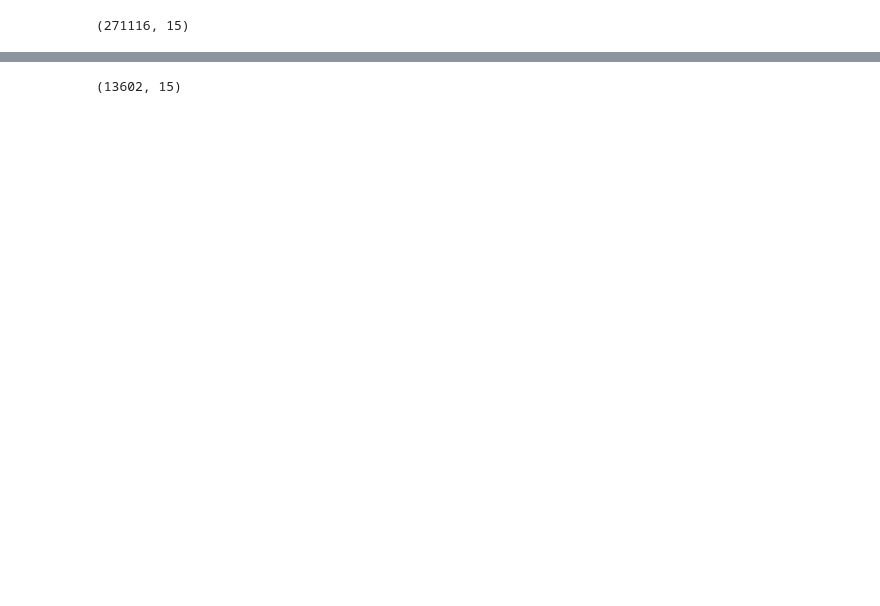
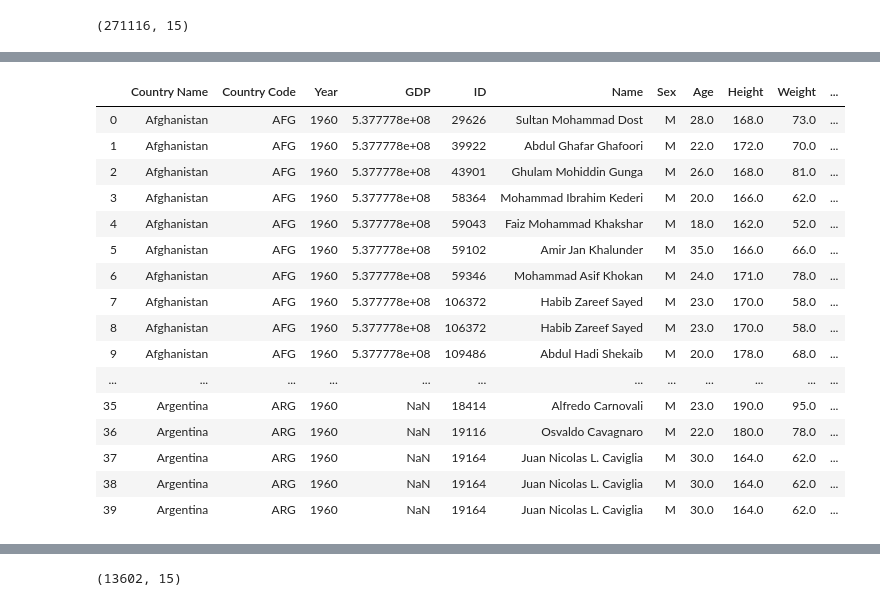
Before and after one commit to OMcPhillips/DataScienceInPracticeProject, a Jupyter notebook: GDP_athlete.ipynb, the cells around one changed output, grey strips where cells are left out. Saved outputs shown, nothing was run; the diff lists cells and outputs as text; code cells hidden in the pictures; blank space fills up the shorter version.

```diff
--- a/GDP_athlete.ipynb
+++ b/GDP_athlete.ipynb
@@ -44,0 +37,4 @@ KeyError: "['2008.0'] not in index"
+# %%
+GDP = pd.melt(GDP, id_vars = ['Country Name', 'Country Code'], var_name = 'Year', value_name = 'GDP')
+# %%
+GDP['Year'] = pd.to_numeric(GDP['Year'])
@@ -44,0 +55,22 @@ KeyError: "['2008.0'] not in index"
+# %%
+gdp = pd.merge(GDP, athletes, left_on = ['Country Code', 'Year'], right_on = ['NOC', 'Year'])
+# %%
+gdp.head(40)
+# %% [output]
+|  | Country Name | Country Code | Year | GDP | ID | Name | Sex | Age | Height | Weight | ... |
+| 0 | Afghanistan | AFG | 1960 | 5.377778e+08 | 29626 | Sultan Mohammad Dost | M | 28.0 | 168.0 | 73.0 | ... |
+| 1 | Afghanistan | AFG | 1960 | 5.377778e+08 | 39922 | Abdul Ghafar Ghafoori | M | 22.0 | 172.0 | 70.0 | ... |
+| 2 | Afghanistan | AFG | 1960 | 5.377778e+08 | 43901 | Ghulam Mohiddin Gunga | M | 26.0 | 168.0 | 81.0 | ... |
+| 3 | Afghanistan | AFG | 1960 | 5.377778e+08 | 58364 | Mohammad Ibrahim Kederi | M | 20.0 | 166.0 | 62.0 | ... |
+| 4 | Afghanistan | AFG | 1960 | 5.377778e+08 | 59043 | Faiz Mohammad Khakshar | M | 18.0 | 162.0 | 52.0 | ... |
+| 5 | Afghanistan | AFG | 1960 | 5.377778e+08 | 59102 | Amir Jan Khalunder | M | 35.0 | 166.0 | 66.0 | ... |
+| 6 | Afghanistan | AFG | 1960 | 5.377778e+08 | 59346 | Mohammad Asif Khokan | M | 24.0 | 171.0 | 78.0 | ... |
+| 7 | Afghanistan | AFG | 1960 | 5.377778e+08 | 106372 | Habib Zareef Sayed | M | 23.0 | 170.0 | 58.0 | ... |
+| 8 | Afghanistan | AFG | 1960 | 5.377778e+08 | 106372 | Habib Zareef Sayed | M | 23.0 | 170.0 | 58.0 | ... |
+| 9 | Afghanistan | AFG | 1960 | 5.377778e+08 | 109486 | Abdul Hadi Shekaib | M | 20.0 | 178.0 | 68.0 | ... |
+| ... | ... | ... | ... | ... | ... | ... | ... | ... | ... | ... | ... |
+| 35 | Argentina | ARG | 1960 | NaN | 18414 | Alfredo Carnovali | M | 23.0 | 190.0 | 95.0 | ... |
+| 36 | Argentina | ARG | 1960 | NaN | 19116 | Osvaldo Cavagnaro | M | 22.0 | 180.0 | 78.0 | ... |
+| 37 | Argentina | ARG | 1960 | NaN | 19164 | Juan Nicolas L. Caviglia | M | 30.0 | 164.0 | 62.0 | ... |
+| 38 | Argentina | ARG | 1960 | NaN | 19164 | Juan Nicolas L. Caviglia | M | 30.0 | 164.0 | 62.0 | ... |
+| 39 | Argentina | ARG | 1960 | NaN | 19164 | Juan Nicolas L. Caviglia | M | 30.0 | 164.0 | 62.0 | ... |
```
Also changed, not shown: parts of 10 cells of this notebook.
